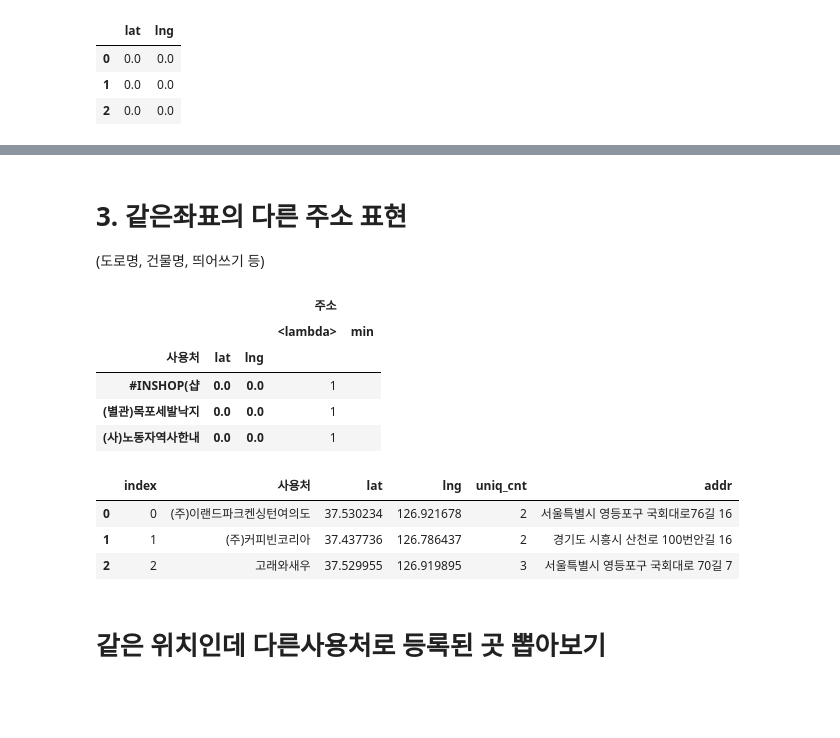
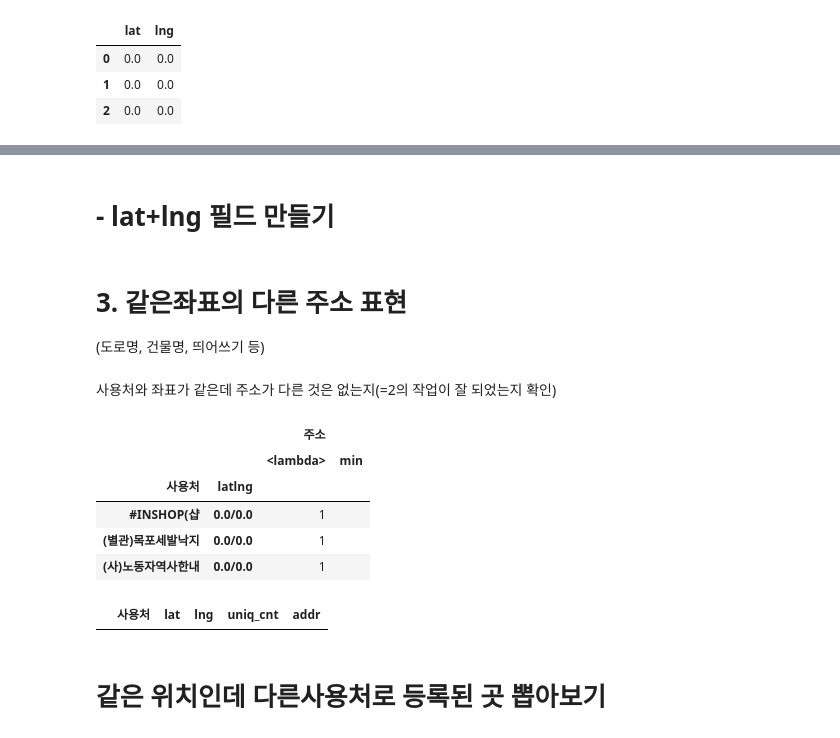
Before and after one commit to znmean/jonmat_data, a Jupyter notebook: jonmat.ipynb, the cells around one changed output, grey strips where cells are left out. Saved outputs shown, nothing was run; the diff lists cells and outputs as text; code cells hidden in the pictures; blank space fills up the shorter version.

```diff
--- a/jonmat.ipynb
+++ b/jonmat.ipynb
@@ -88,33 +92,36 @@ df.query("주소!=''")[:3].T
 | 의원지출액순위 | 4 | 4 | 4 |
 | lat | 37.5177 | 37.5196 | 37.4939 |
 | lng | 126.933 | 126.929 | 127.08 |
+# %% [markdown]
+# - lat+lng 필드 만들기
+# %%
+df['latlng'] = df['lat'].astype(str) + '/' + df['lng'].astype(str)
 # %% [markdown]
 # 3. 같은좌표의 다른 주소 표현
 (도로명, 건물명, 띄어쓰기 등)
+# %% [markdown]
+사용처와 좌표가 같은데 주소가 다른 것은 없는지(=2의 작업이 잘 되었는지 확인)
 # %%
 def uniq_cnt(l):
     return len(l.unique())
 # %%
-addr_grouped = df.groupby(['사용처','lat','lng'])\
+addr_grouped = df.groupby(['사용처','latlng'])\
                 .agg({'주소':[lambda x: len(x.unique()), min]})
 addr_grouped[:3]
 # %% [output]
-|  |  |  | 주소 |  |
-|  |  |  | <lambda> | min |
-| 사용처 | lat | lng |  |  |
-| #INSHOP(샵 | 0.0 | 0.0 | 1 |  |
-| (별관)목포세발낙지 | 0.0 | 0.0 | 1 |  |
-| (사)노동자역사한내 | 0.0 | 0.0 | 1 |  |
+|  |  | 주소 |  |
+|  |  | <lambda> | min |
+| 사용처 | latlng |  |  |
+| #INSHOP(샵 | 0.0/0.0 | 1 |  |
+| (별관)목포세발낙지 | 0.0/0.0 | 1 |  |
+| (사)노동자역사한내 | 0.0/0.0 | 1 |  |
 # %%
 addr_grouped.columns = ['uniq_cnt','addr']
 # %%
 addr_grouped = addr_grouped.query("uniq_cnt > 1 and addr != ''").reset_index()
 addr_grouped[:3]
 # %% [output]
-|  | index | 사용처 | lat | lng | uniq_cnt | addr |
-| 0 | 0 | (주)이랜드파크켄싱턴여의도 | 37.530234 | 126.921678 | 2 | 서울특별시 영등포구 국회대로76길 16 |
-| 1 | 1 | (주)커피빈코리아 | 37.437736 | 126.786437 | 2 | 경기도 시흥시 산천로 100번안길 16 |
-| 2 | 2 | 고래와새우 | 37.529955 | 126.919895 | 3 | 서울특별시 영등포구 국회대로 70길 7 |
+|  | 사용처 | lat | lng | uniq_cnt | addr |
 # %%
 def change_addr(s):
     indices = df.query("사용처=='%s' and lat=='%s' and lng=='%s'"\
```
Also changed, not shown: parts of 12 cells of this notebook.
